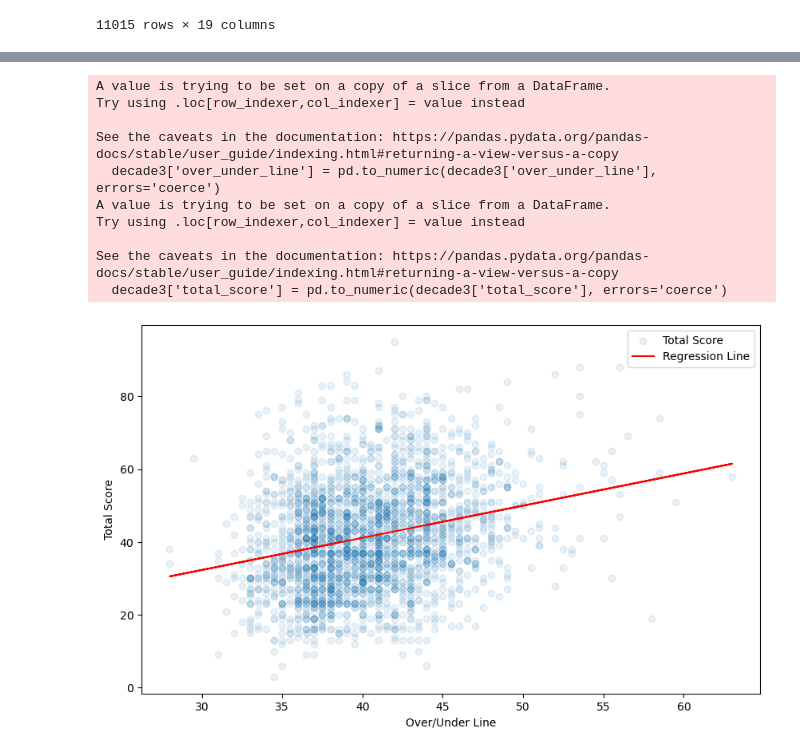
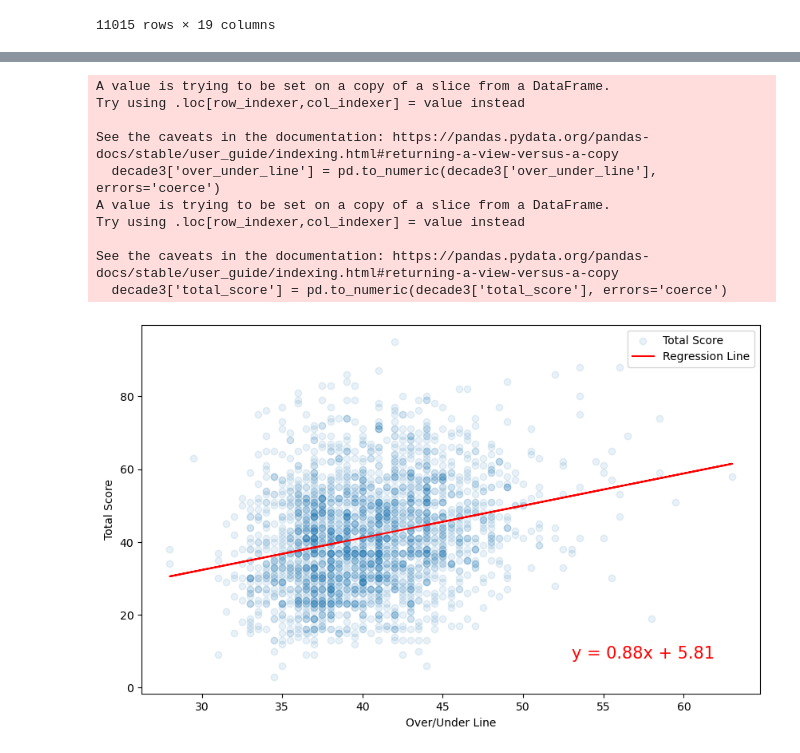
Before and after one commit to davisdw/Project_1_Group_5, a Jupyter notebook: Analysis.ipynb, the cells around one changed output, grey strips where cells are left out. Saved outputs shown, nothing was run; the diff lists cells and outputs as text; code cells hidden in the pictures.

```diff
--- a/Analysis.ipynb
+++ b/Analysis.ipynb
@@ -220,22 +220,22 @@ See the caveats in the documentation: https://pandas.pydata.org/pandas-docs/stab
 # %%
 decade3['over_under_line'] = pd.to_numeric(decade3['over_under_line'], errors='coerce')
 decade3['total_score'] = pd.to_numeric(decade3['total_score'], errors='coerce')
 
 # Your x and y values
 
 x_values = decade3['over_under_line']
 y_values = decade3['total_score']
 
-plot_linear_regression(x_values, y_values, 'Total Score', (25, 40))
+plot_linear_regression(x_values, y_values, 'Total Score', (53, 8))
 # %% [output]
 A value is trying to be set on a copy of a slice from a DataFrame.
 Try using .loc[row_indexer,col_indexer] = value instead
 
 See the caveats in the documentation: https://pandas.pydata.org/pandas-docs/stable/user_guide/indexing.html#returning-a-view-versus-a-copy
   decade3['over_under_line'] = pd.to_numeric(decade3['over_under_line'], errors='coerce')
 A value is trying to be set on a copy of a slice from a DataFrame.
 Try using .loc[row_indexer,col_indexer] = value instead
 
 See the caveats in the documentation: https://pandas.pydata.org/pandas-docs/stable/user_guide/indexing.html#returning-a-view-versus-a-copy
   decade3['total_score'] = pd.to_numeric(decade3['total_score'], errors='coerce')
-[figure, old version]
+[figure, new version]
```
Also changed, not shown: parts of 11 cells of this notebook.
